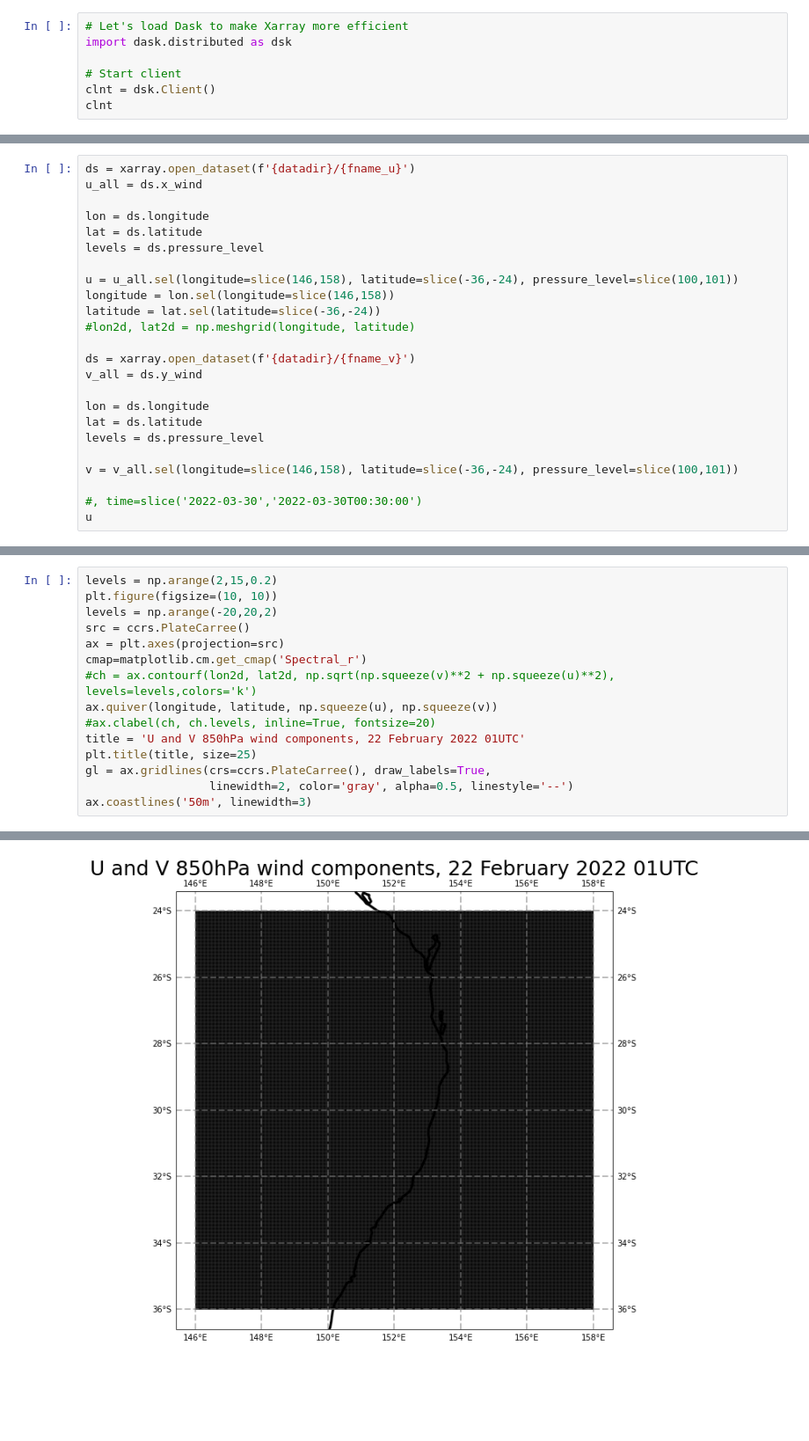
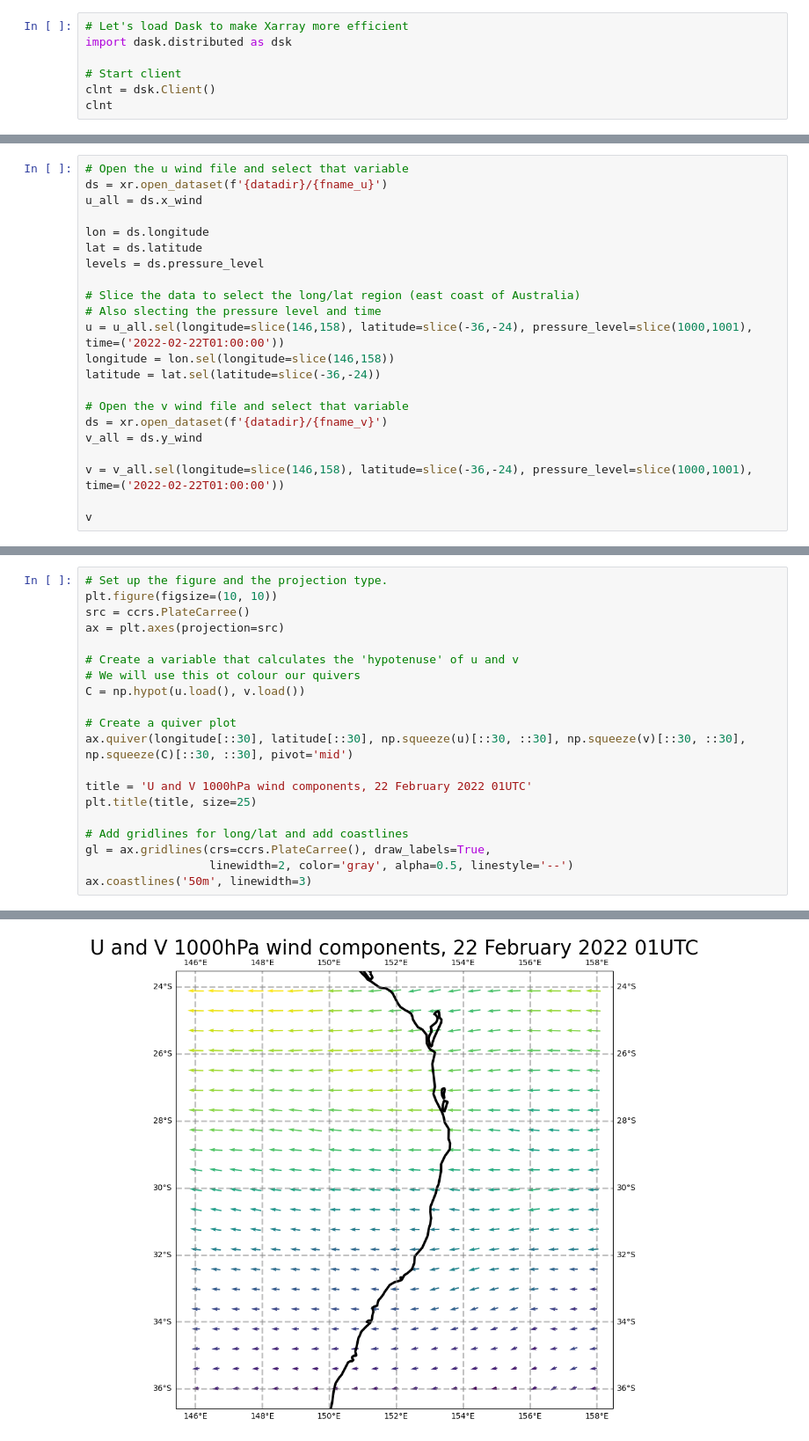
Before and after one commit to coecms/AUS2200_CLEX_analysis, a Jupyter notebook: notebooks/get_uv850.ipynb, the cells around one changed output, grey strips where cells are left out. Shown at 88% size. Cells and saved outputs as stored; diff of their text form; blank space fills up the shorter version.

Commit message:
Quiver plot is now working and added comments

```diff
--- a/notebooks/get_uv850.ipynb
+++ b/notebooks/get_uv850.ipynb
@@ -51,25 +42,23 @@ Data variables:
 # %%
-ds = xarray.open_dataset(f'{datadir}/{fname_u}')
+# Open the u wind file and select that variable
+ds = xr.open_dataset(f'{datadir}/{fname_u}')
 u_all = ds.x_wind
 
 lon = ds.longitude
 lat = ds.latitude
 levels = ds.pressure_level
 
-u = u_all.sel(longitude=slice(146,158), latitude=slice(-36,-24), pressure_level=slice(100,101))
+# Slice the data to select the long/lat region (east coast of Australia)
+# Also slecting the pressure level and time
+u = u_all.sel(longitude=slice(146,158), latitude=slice(-36,-24), pressure_level=slice(1000,1001), time=('2022-02-22T01:00:00'))
 longitude = lon.sel(longitude=slice(146,158))
 latitude = lat.sel(latitude=slice(-36,-24))
-#lon2d, lat2d = np.meshgrid(longitude, latitude)
 
-ds = xarray.open_dataset(f'{datadir}/{fname_v}')
+# Open the v wind file and select that variable
+ds = xr.open_dataset(f'{datadir}/{fname_v}')
 v_all = ds.y_wind
 
-lon = ds.longitude
-lat = ds.latitude
-levels = ds.pressure_level
+v = v_all.sel(longitude=slice(146,158), latitude=slice(-36,-24), pressure_level=slice(1000,1001), time=('2022-02-22T01:00:00'))
 
-v = v_all.sel(longitude=slice(146,158), latitude=slice(-36,-24), pressure_level=slice(100,101))
-
-#, time=slice('2022-03-30','2022-03-30T00:30:00')
-u
+v
 # %% [output]
@@ -84,18 +74,23 @@ Coordinates:
 # %%
-levels = np.arange(2,15,0.2)
+# Set up the figure and the projection type.
 plt.figure(figsize=(10, 10))
-levels = np.arange(-20,20,2)
 src = ccrs.PlateCarree()
 ax = plt.axes(projection=src)
-cmap=matplotlib.cm.get_cmap('Spectral_r')
-#ch = ax.contourf(lon2d, lat2d, np.sqrt(np.squeeze(v)**2 + np.squeeze(u)**2), levels=levels,colors='k')
-ax.quiver(longitude, latitude, np.squeeze(u), np.squeeze(v))
-#ax.clabel(ch, ch.levels, inline=True, fontsize=20)
-title = 'U and V 850hPa wind components, 22 February 2022 01UTC'
+
+# Create a variable that calculates the 'hypotenuse' of u and v
+# We will use this ot colour our quivers
+C = np.hypot(u.load(), v.load())
+
+# Create a quiver plot
+ax.quiver(longitude[::30], latitude[::30], np.squeeze(u)[::30, ::30], np.squeeze(v)[::30, ::30], np.squeeze(C)[::30, ::30], pivot='mid')
+
+title = 'U and V 1000hPa wind components, 22 February 2022 01UTC'
 plt.title(title, size=25)
+
+# Add gridlines for long/lat and add coastlines
 gl = ax.gridlines(crs=ccrs.PlateCarree(), draw_labels=True,
                   linewidth=2, color='gray', alpha=0.5, linestyle='--')
 ax.coastlines('50m', linewidth=3)
 # %% [output]
 <cartopy.mpl.feature_artist.FeatureArtist at 0x...>
-[figure, old version]
+[figure, new version]
```
Also changed, not shown: parts of 14 cells of this notebook.
